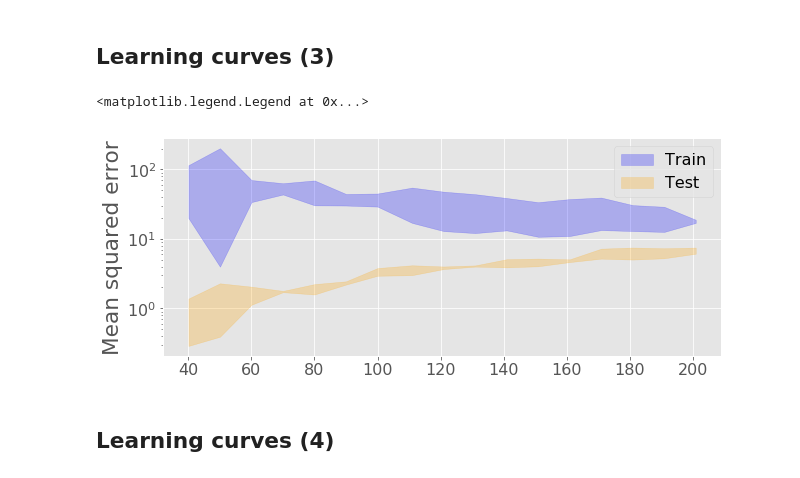
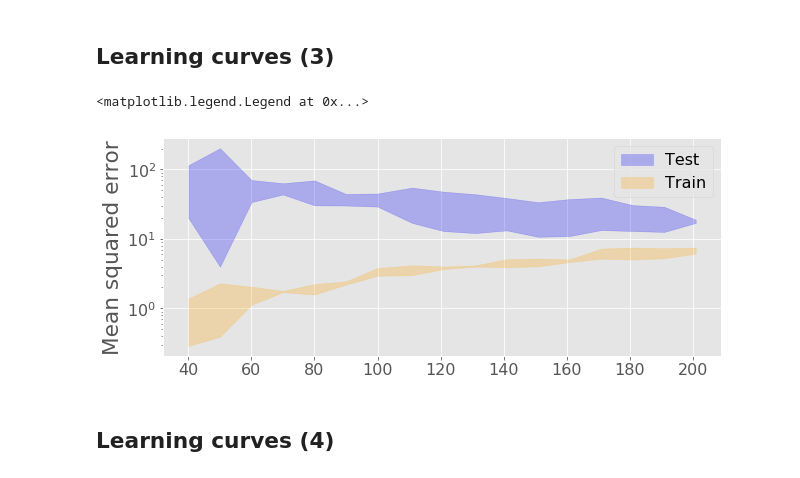
Before and after one commit to abjer/sds2019, a Jupyter notebook: material/session_13/lecture_13.ipynb, the cells around one changed output. Drawn from its saved outputs; the diff is of its cells as text; code cells hidden in the pictures.

```diff
--- a/material/session_13/lecture_13.ipynb
+++ b/material/session_13/lecture_13.ipynb
@@ -178,7 +182,7 @@ X_train, X_val, y_train, y_val = train_test_split(X_dev, y_dev, test_size=1/2, r
 Let's train a linear regression model
 # %%
 from sklearn.linear_model import Lasso, LinearRegression
-pipe_lr = make_pipeline(PolynomialFeatures(include_bias=False),
+pipe_lr = make_pipeline(PolynomialFeatures(include_bias=True),
                         StandardScaler(),
                         LinearRegression())
 
@@ -196,7 +200,7 @@ from sklearn.metrics import mean_squared_error as mse
 perform = []
 lambdas = np.logspace(-4, 4, 33)
 for lambda_ in lambdas:
-    pipe_lasso = make_pipeline(PolynomialFeatures(include_bias=False),
+    pipe_lasso = make_pipeline(PolynomialFeatures(include_bias=True),
                                StandardScaler(),
                                Lasso(alpha=lambda_, random_state=1))
     pipe_lasso.fit(X_train, y_train)
@@ -204,9 +208,8 @@ for lambda_ in lambdas:
     perform.append(mse(y_pred, y_val))
 
 hyperparam_perform = pd.Series(perform,index=lambdas)
-
 optimal = hyperparam_perform.nsmallest(1)
-print('Optimal alpha:', optimal.index[0])
+print('Optimal lambda:', optimal.index[0])
 print('Validation MSE: %.3f' % optimal.values[0])
 # %% [output]
 Optimal alpha: 0.01
@@ -319,18 +326,18 @@ We compute MSE for every lambda and every fold (nested for loop)
 # %%
 from sklearn.model_selection import KFold
 kfolds = KFold(n_splits=10)
-
+folds = list(kfolds.split(X_dev, y_dev))
 # outer loop: lambdas
 mseCV = []
 for lambda_ in lambdas:
     # inner loop: folds
     mseCV_ = []
-    for train_idx, val_idx in kfolds.split(X_dev, y_dev):
+    for train_idx, val_idx in folds:
         # train model and compute MSE on test fold
-        pipe_lassoCV = make_pipeline(PolynomialFeatures(degree=3, include_bias=False),
+        pipe_lassoCV = make_pipeline(PolynomialFeatures(degree=3, include_bias=True),
                                      StandardScaler(),
                                      Lasso(alpha=lambda_, random_state=1))
-        X_train, y_train, = X_dev[train_idx], y_dev[train_idx]
+        X_train, y_train = X_dev[train_idx], y_dev[train_idx]
         X_val, y_val = X_dev[val_idx], y_dev[val_idx]
         pipe_lassoCV.fit(X_train, y_train)
         mseCV_.append(mse(pipe_lassoCV.predict(X_val), y_val))
@@ -403,20 +410,20 @@ sample size
 # %%
 f_learn, ax = plt.subplots(figsize=(10,4))
 ax.fill_between(train_sizes,
                 -test_scores.mean(1) + test_scores.std(1)*1.96,
                 -test_scores.mean(1) - test_scores.std(1)*1.96,
-                alpha=0.25, label ='Train', color='blue')
+                alpha=0.25, label ='Test', color='blue')
 
 ax.fill_between(train_sizes,
                 -train_scores.mean(1) + train_scores.std(1)*1.96,
                 -train_scores.mean(1) - train_scores.std(1)*1.96,
-                alpha=0.25, label='Test', color='orange')
+                alpha=0.25, label='Train', color='orange')
 ax.set_ylabel('Mean squared error')
 ax.set_yscale('log')
 ax.legend()
 # %% [output]
 <matplotlib.legend.Legend at 0x...>
-[figure, old version]
+[figure, new version]
 # %% [markdown]
 ## Learning curves (4)
 # %%
```
Also changed, not shown: parts of 16 cells of this notebook, 1 other file.
